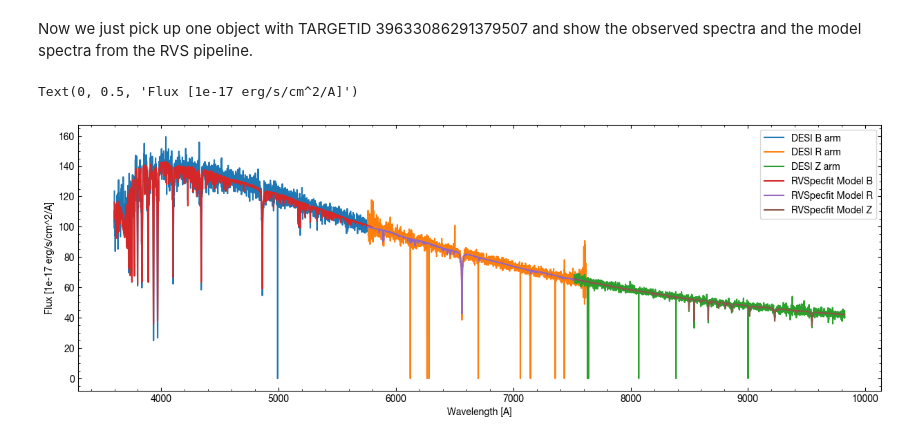
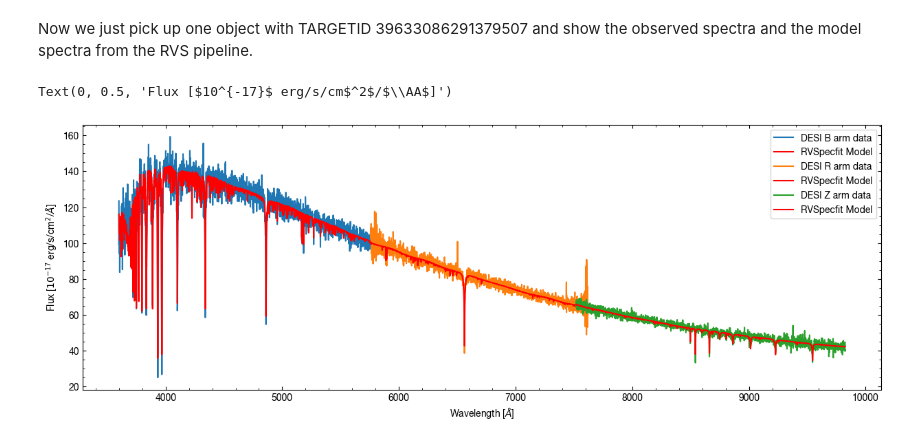
Before and after one commit to desimilkyway/dr1_tutorials, a Jupyter notebook: DR1_tutorial.ipynb, the cells around one changed output. Cells and saved outputs as stored; diff of their text form; code cells hidden in the pictures.

```diff
--- a/DR1_tutorial.ipynb
+++ b/DR1_tutorial.ipynb
@@ -584,30 +585,21 @@ Now we just pick up one object with TARGETID 39633086291379507 and show the obse
 # %%
 targetid = 39633086291379507
 sel = SP['FIBERMAP'].data['TARGETID'] == targetid
 rv_sel = RV_T2['TARGETID'] == targetid
 
 plt.figure(figsize=(15, 5))
-plt.plot(SP['B_WAVELENGTH'].data,
-         SP['B_FLUX'].data[sel][0],
-         label='DESI B arm')
-plt.plot(SP['R_WAVELENGTH'].data,
-         SP['R_FLUX'].data[sel][0],
-         label='DESI R arm')
-plt.plot(SP['Z_WAVELENGTH'].data,
-         SP['Z_FLUX'].data[sel][0],
-         label='DESI Z arm')
-plt.plot(RVM['B_WAVELENGTH'].data,
-         RVM['B_MODEL'].data[rv_sel][0],
-         label='RVSpecfit Model B')
-plt.plot(RVM['R_WAVELENGTH'].data,
-         RVM['R_MODEL'].data[rv_sel][0],
-         label='RVSpecfit Model R')
-plt.plot(RVM['Z_WAVELENGTH'].data,
-         RVM['Z_MODEL'].data[rv_sel][0],
-         label='RVSpecfit Model Z')
+for arm in ['B', 'R', 'Z']:
+    not_masked_pixels = SP[arm + '_MASK'].data[sel][0] == 0
+    plt.plot(SP[arm + '_WAVELENGTH'].data[not_masked_pixels],
+             SP[arm + '_FLUX'].data[sel][0][not_masked_pixels],
+             label=f'DESI {arm} arm data')
+    plt.plot(RVM[arm + '_WAVELENGTH'].data,
+             RVM[arm + '_MODEL'].data[rv_sel][0],
+             'r',
+             label=f'RVSpecfit Model')
 plt.legend()
-plt.xlabel('Wavelength [A]')
-plt.ylabel('Flux [1e-17 erg/s/cm^2/A]')
+plt.xlabel('Wavelength [$\AA$]')
+plt.ylabel(r'Flux [$10^{-17}$ erg/s/cm$^2$/$\AA$]')
 # %% [output]
-Text(0, 0.5, 'Flux [1e-17 erg/s/cm^2/A]')
+Text(0, 0.5, 'Flux [$10^{-17}$ erg/s/cm$^2$/$\\AA$]')
-[figure, old version]
+[figure, new version]
```
Also changed, not shown: parts of 2 cells of this notebook.
